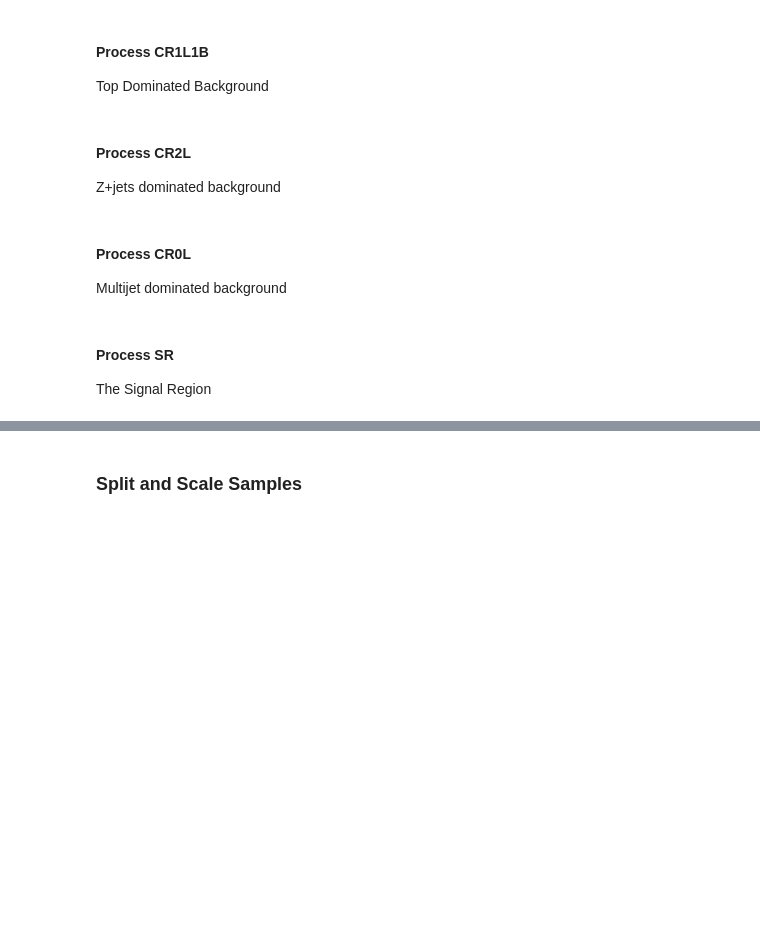
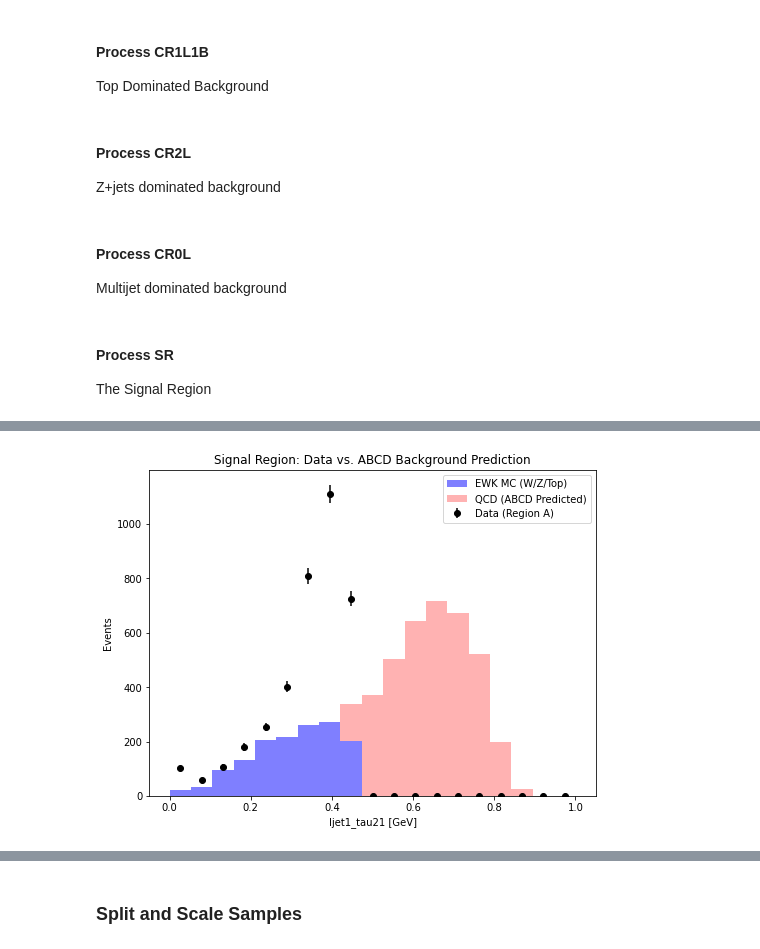
Before and after one commit to sherkaicode/Non-Resonant-AD, a Jupyter notebook: NRAD_PREP.ipynb, the cells around one changed output, grey strips where cells are left out. Saved outputs shown, nothing was run; the diff lists cells and outputs as text; code cells hidden in the pictures; blank space fills up the shorter version.

```diff
--- a/NRAD_PREP.ipynb
+++ b/NRAD_PREP.ipynb
@@ -18,11 +18,16 @@ data_path = "/home/aegis/Titan1/NRAD/data/Regions_data_ver3"
 mc_processes = ["Diboson", "Multijet", "Single_top", "ttbar", "Wjets", "Zjets"]
 
 columns_to_load_mc = [
-    "raw_weights", "weight_ngen", "weight_sub_weight", "weight_tot_weight",
+    "raw_weights",
+    # "weight_sub",
+    "weight_ngen", "weight_sub_weight", "weight_tot_weight",
     "met_recalc_pt", "met_recalc_phi",
     "ht", # <- Make sure HT is here so you don't have to recalculate it!
 
     # --- CHANGE THESE TO THE POST-OR BRANCHES ---
+    # "signal_jet_pt",
+    # "signal_jet_eta",
+    # "signal_jet_phi",
     "post_OR_jet_pt",
     "post_OR_jet_eta",
     "post_OR_jet_phi",
@@ -40,6 +45,9 @@ columns_to_load_mc = [
 columns_to_load_data = [
     "met_recalc_pt", "met_recalc_phi",
     "ht",
+    # "signal_jet_pt",
+    # "signal_jet_eta",
+    # "signal_jet_phi",
     "post_OR_jet_pt",
     "post_OR_jet_eta",
     "post_OR_jet_phi",
@@ -786,0 +1039,52 @@ mc_total_df = pl.concat([MC_CR1L, MC_CR1L1B, MC_CR2L, MC_CR0L_test])
+# %%
+import matplotlib.pyplot as plt
+import numpy as np
+
+# 1. Define the Transfer Factor from your previous result
+transfer_factor = 0.2
+
+# 2. Get the shapes for the plot
+# Data Observed (Region A)
+data_obs = DATA_SR_clean.filter(pl.col("ljet1_tau21") < 0.45)
+
+# QCD Prediction Shape (Region B scaled by TF)
+qcd_pred_shape = DATA_SR_clean.filter(pl.col("ljet1_tau21") >= 0.45)
+
+# EWK MC (W, Z, Top, etc. that passed the tagger in the SR)
+ewk_mc = MC_SR_clean.filter(
+    (pl.col("ljet1_tau21") < 0.45) &
+    (pl.col("mc_process") != "Multijet")
+)
+
+# 3. Create the Histogram
+plt.figure(figsize=(8, 6))
+
+variable = "ljet1_tau21"
+# bins = np.linspace(600, 2000, 25)
+bins = np.linspace(0, 1, 20)
+
+# Plot EWK MC first (as a stack)
+counts_ewk, _ = np.histogram(ewk_mc[variable], bins=bins, weights=ewk_mc["final_weight"])
+
+# Plot QCD Prediction (Region B shape * Transfer Factor)
+# This is the core of the ABCD method
+counts_qcd, _ = np.histogram(qcd_pred_shape[variable], bins=bins)
+counts_qcd_scaled = counts_qcd * transfer_factor
+
+# Plotting
+bin_centers = (bins[:-1] + bins[1:]) / 2
+plt.bar(bin_centers, counts_ewk, width=np.diff(bins), label="EWK MC (W/Z/Top)", color='blue', alpha=0.5)
+plt.bar(bin_centers, counts_qcd_scaled, bottom=counts_ewk, width=np.diff(bins), label="QCD (ABCD Predicted)", color='red', alpha=0.3)
+
+# Plot Observed Data
+counts_data, _ = np.histogram(data_obs[variable], bins=bins)
+plt.errorbar(bin_centers, counts_data, yerr=np.sqrt(counts_data), fmt='ko', label="Data (Region A)")
+
+plt.xlabel(f"{variable} [GeV]")
+plt.ylabel("Events")
+plt.title("Signal Region: Data vs. ABCD Background Prediction")
+plt.legend()
+# plt.yscale('log') # Log scale is often better for high-energy tails
+plt.show()
+# %% [output]
+[figure, added]
```
Also changed, not shown: parts of 24 cells of this notebook, 22 other files.
